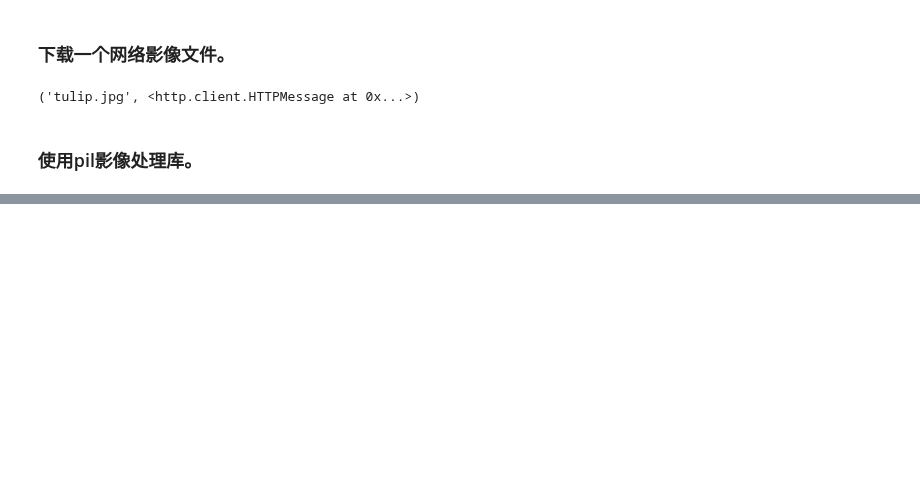
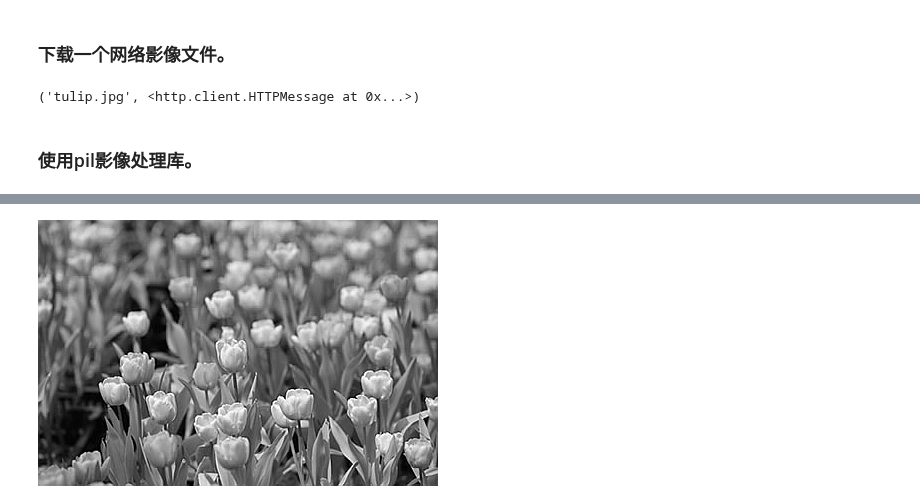
Before and after one commit to databooks/databook, a Jupyter notebook: quickstart/05-pyimages.ipynb, the cells around one changed output, grey strips where cells are left out. Cells and saved outputs as stored; diff of their text form; code cells hidden in the pictures; blank space fills up the shorter version.

```diff
--- a/quickstart/05-pyimages.ipynb
+++ b/quickstart/05-pyimages.ipynb
@@ -36,0 +77,4 @@ urlretrieve("http://www.w3school.com.cn/i/eg_tulip.jpg", "tulip.jpg")
+# %%
+g
+# %% [output]
+[figure, added]
```
Also changed, not shown: parts of 13 cells of this notebook, 6 other files.
